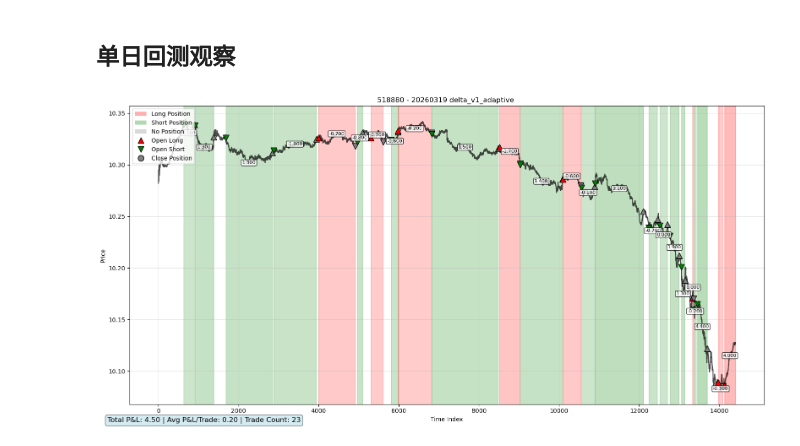
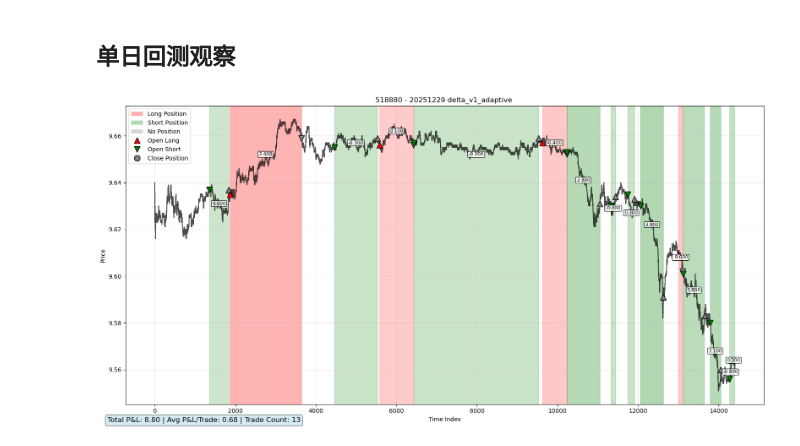
Before and after one commit to artinsophia/Quant-Intern-2026, a Jupyter notebook: delta/demo.ipynb, the cells around one changed output. Saved outputs shown, nothing was run; the diff lists cells and outputs as text; code cells hidden in the pictures.

```diff
--- a/delta/demo.ipynb
+++ b/delta/demo.ipynb
@@ -39,9 +42,7 @@ param_dict = {
     'open_confidence': 0,
     'close_confidence': 0.2,
     'standard_num': 1000,
-    'trailing_stop_pct': 0.001,
-    'max_pct': 0.004,
-    'min_pct': 0.001,
+    'trailing_stop_pct': 0.0008,
 
     'k_pct': 1,
     'k_up': 3,
@@ -97,12 +62,12 @@ print(f"交易日范围: {trade_dates[0]} ~ {trade_dates[-1]}")
 # 方法2: 使用日期范围分割（新的灵活方法）
 train_dates, valid_dates, test_dates = split_dates_by_range(
     trade_dates,
-    train_start="20251201",  # 训练集开始日期
-    train_end="20260203",    # 训练集结束日期
-    valid_start="20260204",  # 验证集开始日期
-    valid_end="20260304",    # 验证集结束日期
-    test_start="20260305",   # 测试集开始日期
-    test_end="20260327"      # 测试集结束日期
+    train_start="20260101",  # 训练集开始日期
+    train_end="20260302",    # 训练集结束日期
+    valid_start="20260303",  # 验证集开始日期
+    valid_end="20260309",    # 验证集结束日期
+    test_start="20251201",   # 测试集开始日期
+    test_end="20251231"      # 测试集结束日期
 )
 # %% [output]
 总交易日数量: 77
@@ -335,6 +304,6 @@ deleted = delete_backtest_results_by_instrument_date("518880", "20260408", dry_r
 ## 单日回测观察
 # %%
 from single_day_backtest import single_day_backtest
-hh = single_day_backtest(instrument_id,'20260319',StrategyDemo,model,param_dict,official = False)
+hh = single_day_backtest(instrument_id,'20251229',StrategyDemo,model,param_dict,official = False)
 # %% [output]
-[figure, old version]
+[figure, new version]
```
Also changed, not shown: parts of 10 cells of this notebook, 4 other files.
